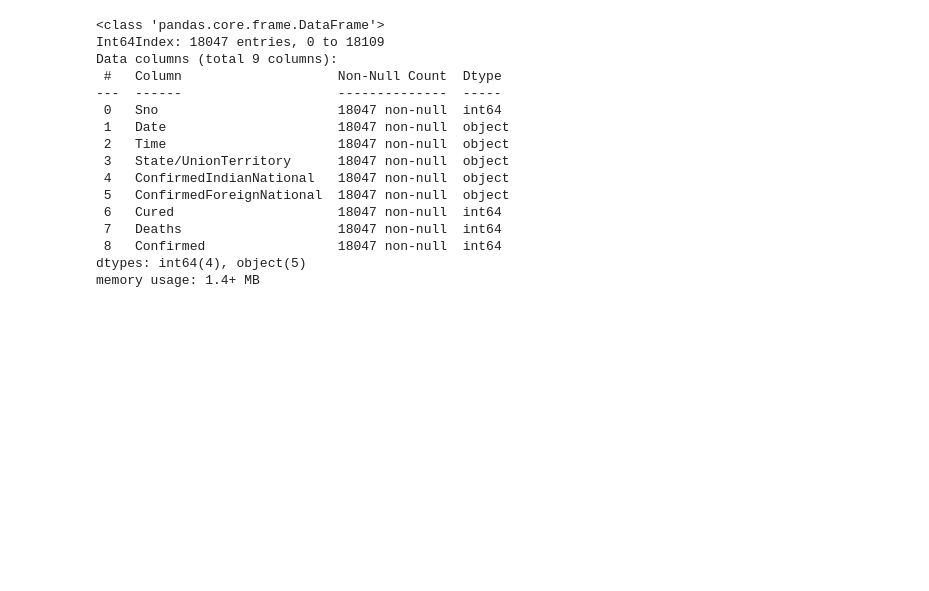
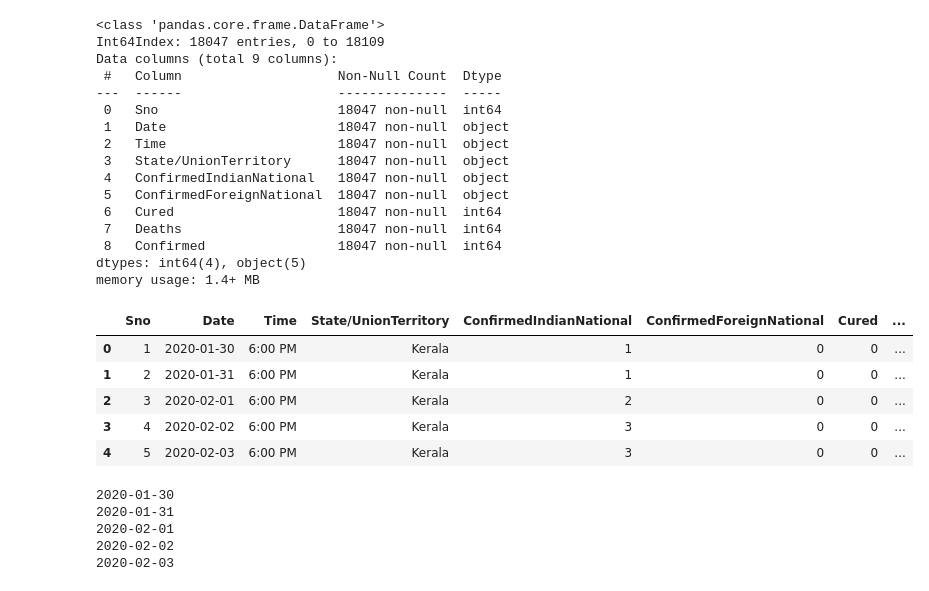
Before and after one commit to harshvardhanguleria/Covid_India_Prediction, a Jupyter notebook: Code/Covid_India_Prediction.ipynb, the cells around one changed output. Saved outputs shown, nothing was run; the diff lists cells and outputs as text; code cells hidden in the pictures; blank space fills up the shorter version.

```diff
--- a/Code/Covid_India_Prediction.ipynb
+++ b/Code/Covid_India_Prediction.ipynb
@@ -159,3 +147,23 @@ Data columns (total 9 columns):
  8   Confirmed                 18047 non-null  int64
 dtypes: int64(4), object(5)
 memory usage: 1.4+ MB
+# %%
+df.head()
+# %% [output]
+|  | Sno | Date | Time | State/UnionTerritory | ConfirmedIndianNational | ConfirmedForeignNational | Cured | ... |
+| 0 | 1 | 2020-01-30 | 6:00 PM | Kerala | 1 | 0 | 0 | ... |
+| 1 | 2 | 2020-01-31 | 6:00 PM | Kerala | 1 | 0 | 0 | ... |
+| 2 | 3 | 2020-02-01 | 6:00 PM | Kerala | 2 | 0 | 0 | ... |
+| 3 | 4 | 2020-02-02 | 6:00 PM | Kerala | 3 | 0 | 0 | ... |
+| 4 | 5 | 2020-02-03 | 6:00 PM | Kerala | 3 | 0 | 0 | ... |
+# %%
+# taking the dates and states from the dataframe
+dates = df.iloc[:, 1].values
+for i in range(5):
+    print(dates[i])
+# %% [output]
+2020-01-30
+2020-01-31
+2020-02-01
+2020-02-02
+2020-02-03
```
Also changed, not shown: parts of 10 cells of this notebook.
